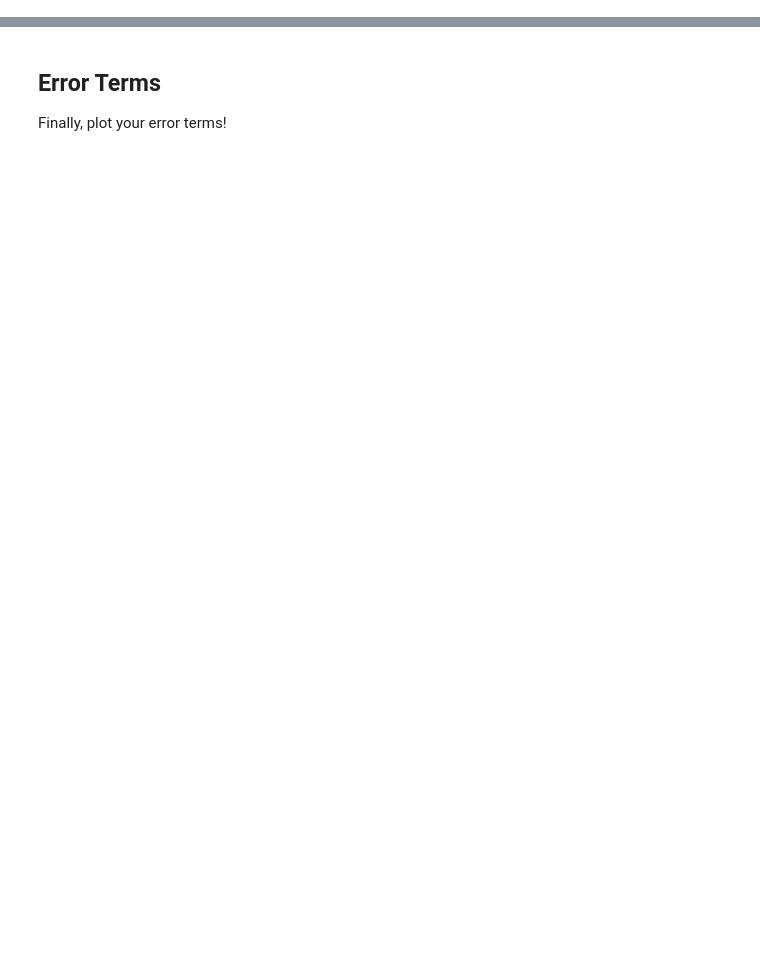
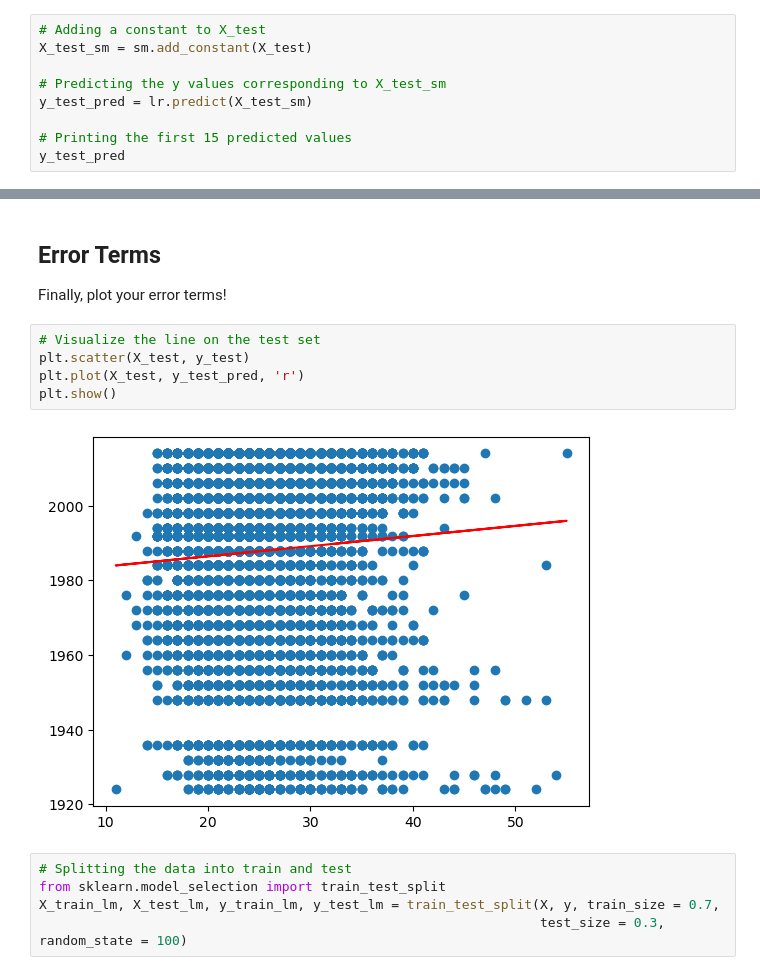
Before and after one commit to ponchitra90/checkpoint-five, a Jupyter notebook: checkpoint-five.ipynb, the cells around one changed output, grey strips where cells are left out. Saved outputs shown, nothing was run; the diff lists cells and outputs as text; blank space fills up the shorter version.

```diff
--- a/checkpoint-five.ipynb
+++ b/checkpoint-five.ipynb
@@ -163,0 +245,9 @@ ValueError: Pandas data cast to numpy dtype of object. Check input data with np.
+# %%
+# Adding a constant to X_test
+X_test_sm = sm.add_constant(X_test)
+
+# Predicting the y values corresponding to X_test_sm
+y_test_pred = lr.predict(X_test_sm)
+
+# Printing the first 15 predicted values
+y_test_pred
@@ -165,3 +277,15 @@ ValueError: Pandas data cast to numpy dtype of object. Check input data with np.
 ## Error Terms
 
 Finally, plot your error terms!
+# %%
+# Visualize the line on the test set
+plt.scatter(X_test, y_test)
+plt.plot(X_test, y_test_pred, 'r')
+plt.show()
+# %% [output]
+[figure, added]
+# %%
+# Splitting the data into train and test
+from sklearn.model_selection import train_test_split
+X_train_lm, X_test_lm, y_train_lm, y_test_lm = train_test_split(X, y, train_size = 0.7,
+                                                                test_size = 0.3, random_state = 100)
```
Also changed, not shown: parts of 16 cells of this notebook.
